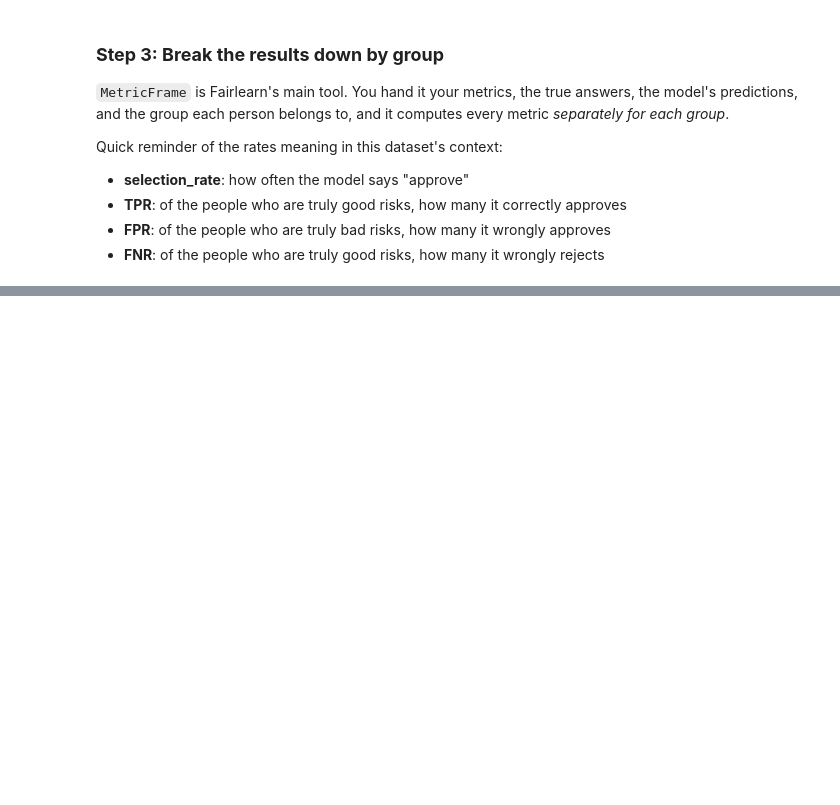
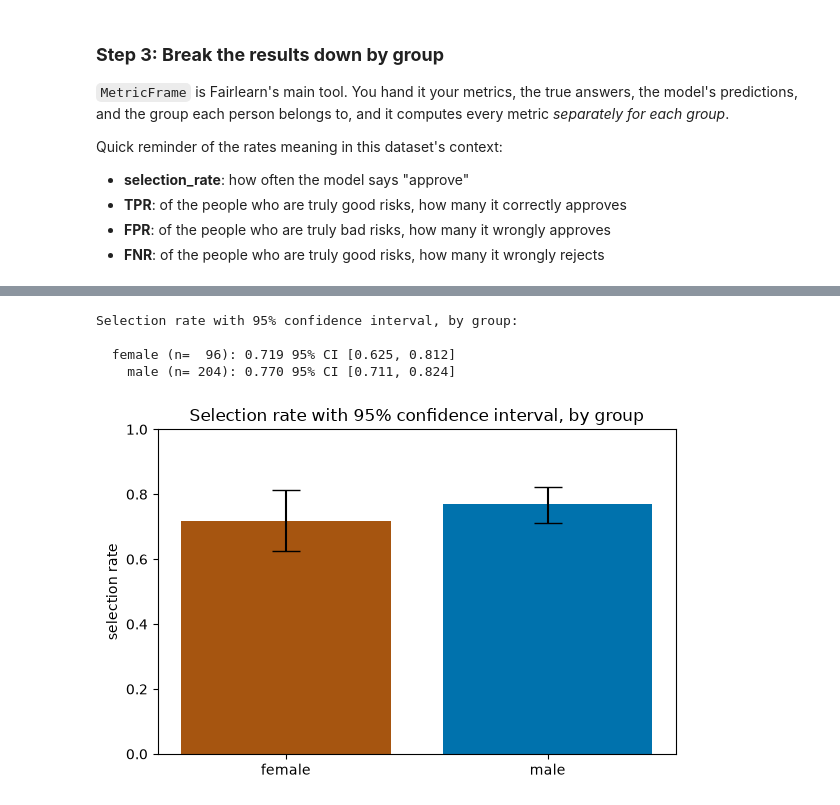
Before and after one commit to michaelhudson2205/INFO3022_Practicals, a Jupyter notebook: Mike_Practical_Wk1.ipynb, the cells around one changed output, grey strips where cells are left out. Drawn from its saved outputs; the diff is of its cells as text; code cells hidden in the pictures; blank space fills up the shorter version.

```diff
--- a/Mike_Practical_Wk1.ipynb
+++ b/Mike_Practical_Wk1.ipynb
@@ -196,0 +256,39 @@ Quick reminder of the rates meaning in this dataset's context:
+# %%
+def bootstrap_ci(y_true, y_pred, metric_fn, n_boot=2000, seed=RANDOM_STATE):
+    """Compute a 95%bootstrap confidence interval for a rate within one group."""
+    rng = np.random.default_rng(seed)
+    y_true = np.asarray(y_true); y_pred = np.asarray(y_pred)
+    n = len(y_true); est = []
+    for _ in range(n_boot):
+        idx = rng.integers(0,n,n)
+        try: est.append(metric_fn(y_true[idx], y_pred[idx]))
+        except Exception: pass
+    return np.percentile(est, [2.5, 97.5])
+
+A_arr = np.asarray(A_test); y_arr = np.asarray(y_test)
+print("Selection rate with 95% confidence interval, by group:\n")
+for g in np.unique(A_arr):
+    m = A_arr == g
+    p = selection_rate(y_arr[m], y_pred[m])
+    lo, hi = bootstrap_ci(y_arr[m], y_pred[m], selection_rate)
+    print(f"{g:>8} (n={m.sum():4d}): {p:.3f} 95% CI [{lo:.3f}, {hi:.3f}]")
+# %% [output]
+Selection rate with 95% confidence interval, by group:
+
+  female (n=  96): 0.719 95% CI [0.625, 0.812]
+    male (n= 204): 0.770 95% CI [0.711, 0.824]
+# %%
+# Same thing as a plot: the bar is the estimate, the whisker is the uncertainty
+groups = np.unique(A_arr); pts, los, his = [], [], []
+for g in groups:
+    m = A_arr == g
+    p = selection_rate(y_arr[m], y_pred[m])
+    lo, hi = bootstrap_ci(y_arr[m], y_pred[m], selection_rate)
+    pts.append(p); los.append(p -lo); his.append(hi - p)
+fig, ax = plt.subplots(figsize=(6,4))
+ax.bar(groups, pts, yerr=[los, his], capsize=10, color=["#A65510", "#0072AD"])
+ax.set_ylabel("selection rate"); ax.set_ylim(0,1)
+ax.set_title("Selection rate with 95% confidence interval, by group")
+plt.tight_layout(); plt.show()
+# %% [output]
+[figure, added]
```
Also changed, not shown: parts of 38 cells of this notebook.
